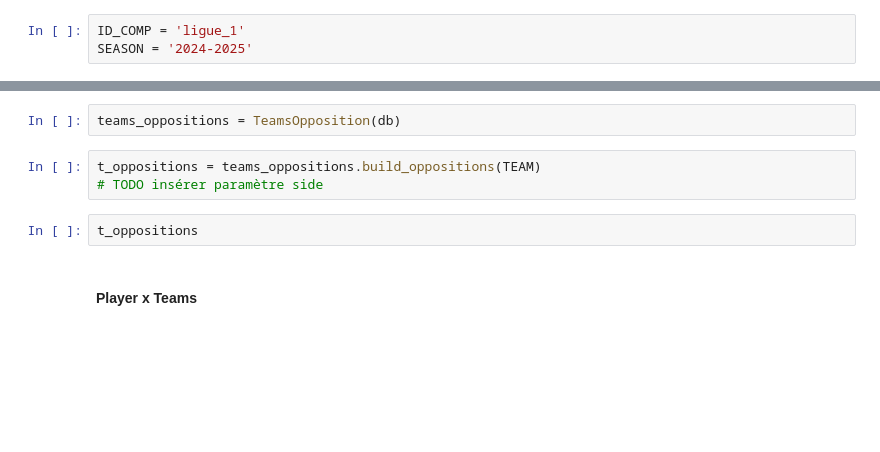
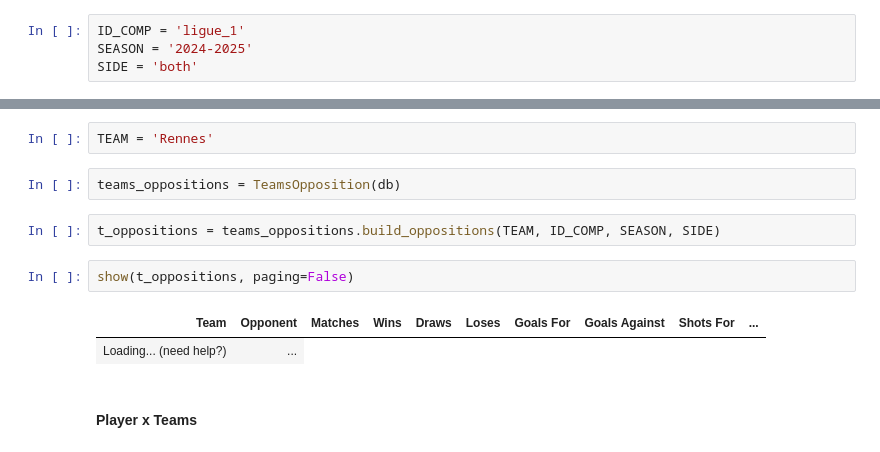
Before and after one commit to SoccerStat/SoccerAnalytics, a Jupyter notebook: Oppositions.ipynb, the cells around one changed output, grey strips where cells are left out. Drawn from its saved outputs; the diff is of its cells as text; blank space fills up the shorter version.

Commit message:
evo: validated team_x_teams. Added side parameter, added "against" stats.

```diff
--- a/Oppositions.ipynb
+++ b/Oppositions.ipynb
@@ -28,5 +28,6 @@ Connected to PostgreSQL!
 # %%
 ID_COMP = 'ligue_1'
 SEASON = '2024-2025'
+SIDE = 'both'
 # %% [markdown]
 #### Team x Teams
@@ -35,10 +34,14 @@ TEAM = 'Stade Rennais FC'
+# %%
+TEAM = 'Rennes'
 # %%
 teams_oppositions = TeamsOpposition(db)
 # %%
-t_oppositions = teams_oppositions.build_oppositions(TEAM)
-# TODO insérer paramètre side
+t_oppositions = teams_oppositions.build_oppositions(TEAM, ID_COMP, SEASON, SIDE)
-# %%
-t_oppositions
+# %%
+show(t_oppositions, paging=False)
+# %% [output]
+| Team | Opponent | Matches | Wins | Draws | Loses | Goals For | Goals Against | Shots For | ... |
+| Loading... (need help?) | ... |
 # %% [markdown]
 #### Player x Teams
 # %%
```
Also changed, not shown: parts of 2 cells of this notebook, 3 other files.
